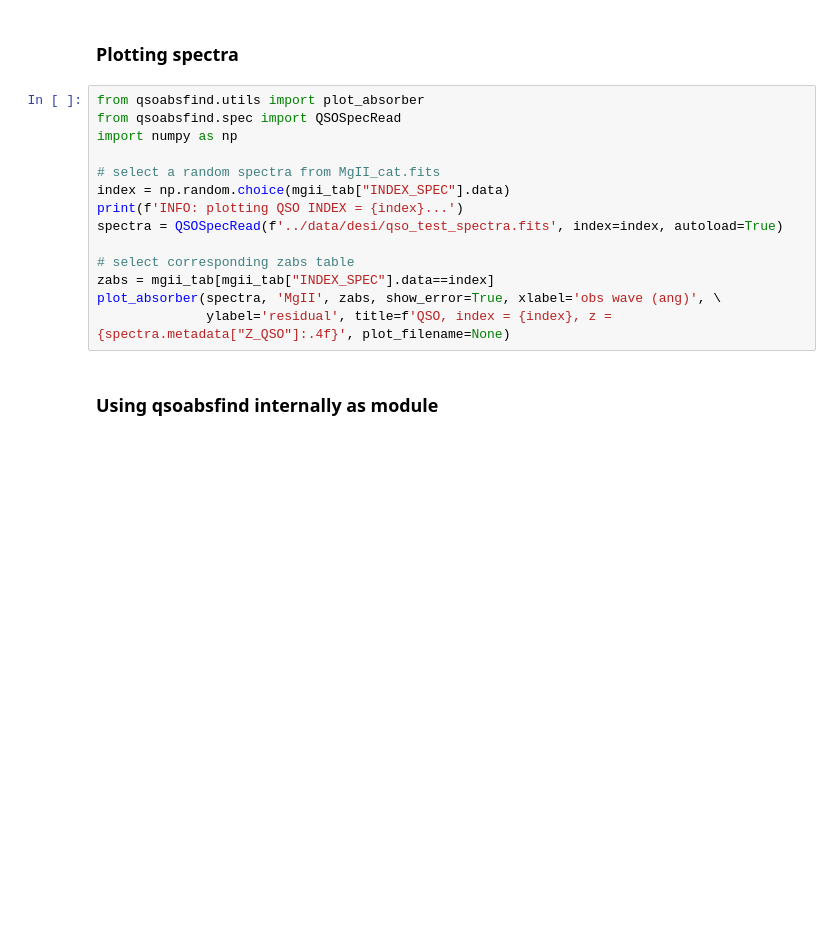
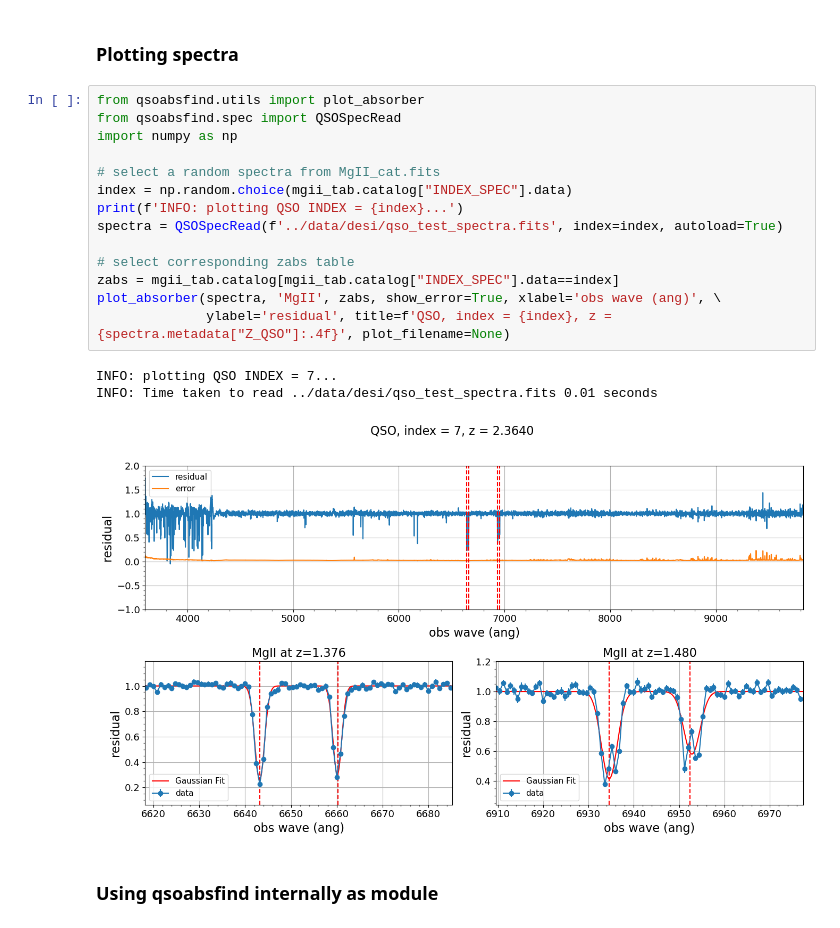
Before and after one commit to abhi0395/qsoabsfind, a Jupyter notebook: nb/desi_example.ipynb, the cells around one changed output. Cells and saved outputs as stored; diff of their text form; blank space fills up the shorter version.

```diff
--- a/nb/desi_example.ipynb
+++ b/nb/desi_example.ipynb
@@ -61,17 +87,21 @@ plt.xlabel(r'$EW_{\rm MgII}\, [\AA]$')
 # %%
 from qsoabsfind.utils import plot_absorber
 from qsoabsfind.spec import QSOSpecRead
 import numpy as np
 
 # select a random spectra from MgII_cat.fits
-index = np.random.choice(mgii_tab["INDEX_SPEC"].data)
+index = np.random.choice(mgii_tab.catalog["INDEX_SPEC"].data)
 print(f'INFO: plotting QSO INDEX = {index}...')
 spectra = QSOSpecRead(f'../data/desi/qso_test_spectra.fits', index=index, autoload=True)
 
 # select corresponding zabs table
-zabs = mgii_tab[mgii_tab["INDEX_SPEC"].data==index]
+zabs = mgii_tab.catalog[mgii_tab.catalog["INDEX_SPEC"].data==index]
 plot_absorber(spectra, 'MgII', zabs, show_error=True, xlabel='obs wave (ang)', \
               ylabel='residual', title=f'QSO, index = {index}, z = {spectra.metadata["Z_QSO"]:.4f}', plot_filename=None)
+# %% [output]
+INFO: plotting QSO INDEX = 7...
+INFO: Time taken to read ../data/desi/qso_test_spectra.fits 0.01 seconds
+[figure, added]
 # %% [markdown]
 ### Using qsoabsfind internally as module
 # %%
```
Also changed, not shown: parts of 8 cells of this notebook, 8 other files.
